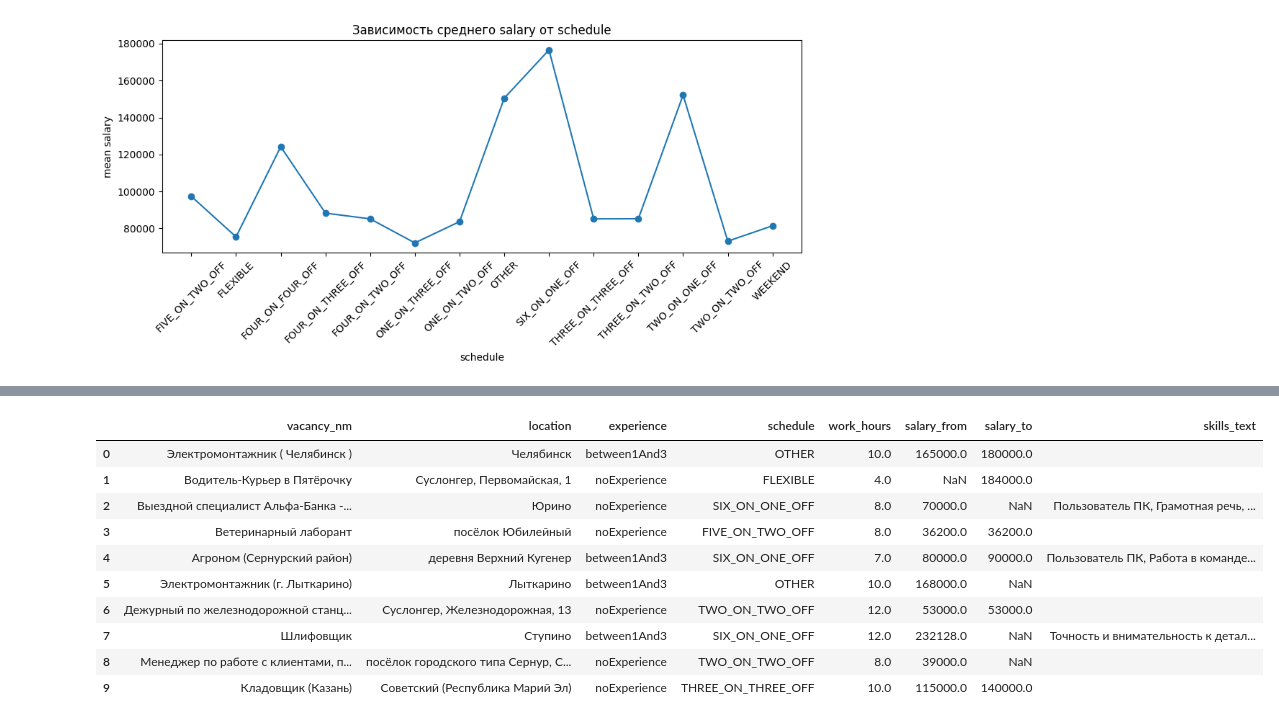
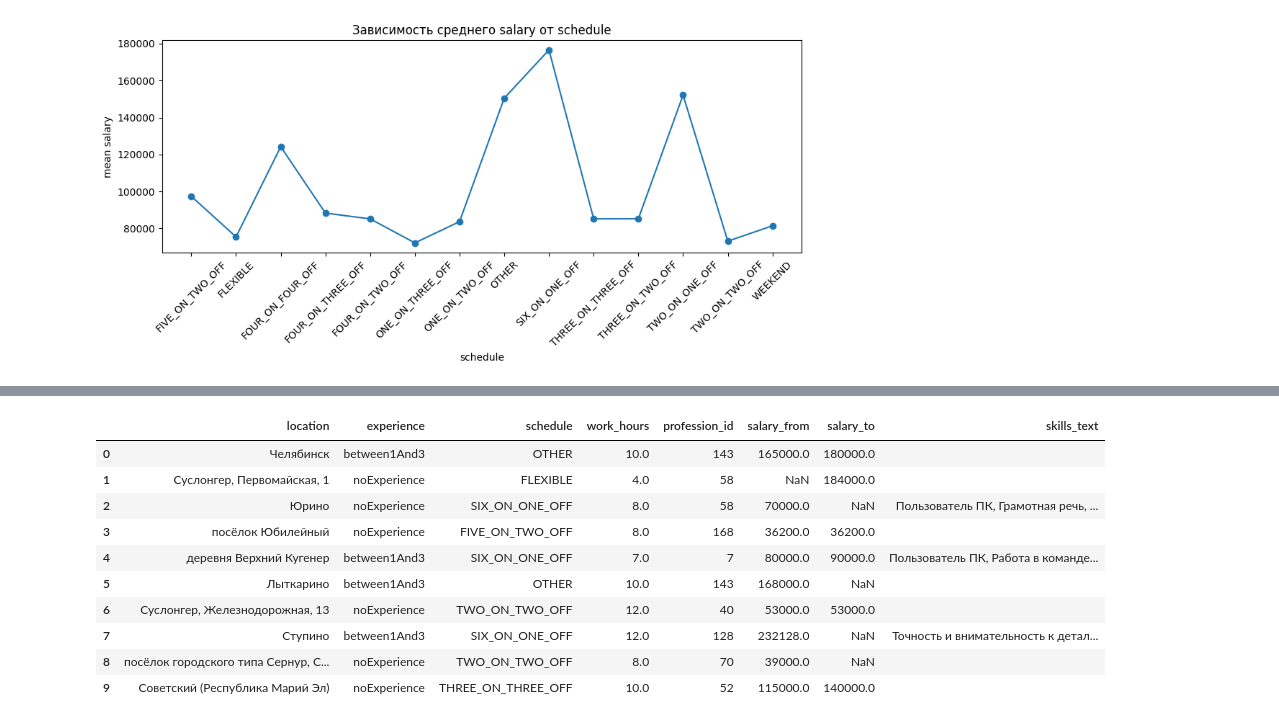
Before and after one commit to maximka-44js/project, a Jupyter notebook: model_final.ipynb, the cells around one changed output, grey strips where cells are left out. Cells and saved outputs as stored; diff of their text form; code cells hidden in the pictures.

```diff
--- a/model_final.ipynb
+++ b/model_final.ipynb
@@ -93,34 +73,33 @@ plt.show()
 # %%
 # выбор нужных данных для модели
-new_df = df[["vacancy_nm", "location", 'experience', 'schedule']].copy()
+new_df = df[["location", 'experience', 'schedule']].copy()
 
-for c in ["vacancy_nm", "location", 'experience', 'schedule']:
+for c in ["location", 'experience', 'schedule']:
     new_df[c] = new_df[c].fillna('unknown').astype(str)
 
 new_df['work_hours'] = (
     df['work_hours']
+    .replace('OTHER', 'HOURS_8')
     .astype(str)
     .str.extract(r'_(\d+)')[0]
-    .fillna(0)
-    .astype('float')
+    .astype(float)
 )
 
-
+new_df["profession_id"] = df["profession_id"].astype(str)
 new_df['salary_from'] = df['salary'].apply(lambda x: x.get('from') if isinstance(x, dict) else 0).astype(float)
 new_df['salary_to'] = df['salary'].apply(lambda x: x.get('to') if isinstance(x, dict) else 0).astype(float)
 new_df['skills_text'] = df['key_skills'].apply(lambda x: ', '.join(x) if isinstance(x, list) else '').astype(str)
 
-
 new_df.head(10)
 # %% [output]
-|  | vacancy_nm | location | experience | schedule | work_hours | salary_from | salary_to | skills_text |
-| 0 | Электромонтажник ( Челябинск ) | Челябинск | between1And3 | OTHER | 10.0 | 165000.0 | 180000.0 |  |
-| 1 | Водитель-Курьер в Пятёрочку | Суслонгер, Первомайская, 1 | noExperience | FLEXIBLE | 4.0 | NaN | 184000.0 |  |
-| 2 | Выездной специалист Альфа-Банка -... | Юрино | noExperience | SIX_ON_ONE_OFF | 8.0 | 70000.0 | NaN | Пользователь ПК, Грамотная речь, ... |
-| 3 | Ветеринарный лаборант | посёлок Юбилейный | noExperience | FIVE_ON_TWO_OFF | 8.0 | 36200.0 | 36200.0 |  |
-| 4 | Агроном (Сернурский район) | деревня Верхний Кугенер | between1And3 | SIX_ON_ONE_OFF | 7.0 | 80000.0 | 90000.0 | Пользователь ПК, Работа в команде... |
-| 5 | Электромонтажник (г. Лыткарино) | Лыткарино | between1And3 | OTHER | 10.0 | 168000.0 | NaN |  |
-| 6 | Дежурный по железнодорожной станц... | Суслонгер, Железнодорожная, 13 | noExperience | TWO_ON_TWO_OFF | 12.0 | 53000.0 | 53000.0 |  |
-| 7 | Шлифовщик | Ступино | between1And3 | SIX_ON_ONE_OFF | 12.0 | 232128.0 | NaN | Точность и внимательность к детал... |
-| 8 | Менеджер по работе с клиентами, п... | посёлок городского типа Сернур, С... | noExperience | TWO_ON_TWO_OFF | 8.0 | 39000.0 | NaN |  |
-| 9 | Кладовщик (Казань) | Советский (Республика Марий Эл) | noExperience | THREE_ON_THREE_OFF | 10.0 | 115000.0 | 140000.0 |  |
+|  | location | experience | schedule | work_hours | profession_id | salary_from | salary_to | skills_text |
+| 0 | Челябинск | between1And3 | OTHER | 10.0 | 143 | 165000.0 | 180000.0 |  |
+| 1 | Суслонгер, Первомайская, 1 | noExperience | FLEXIBLE | 4.0 | 58 | NaN | 184000.0 |  |
+| 2 | Юрино | noExperience | SIX_ON_ONE_OFF | 8.0 | 58 | 70000.0 | NaN | Пользователь ПК, Грамотная речь, ... |
+| 3 | посёлок Юбилейный | noExperience | FIVE_ON_TWO_OFF | 8.0 | 168 | 36200.0 | 36200.0 |  |
+| 4 | деревня Верхний Кугенер | between1And3 | SIX_ON_ONE_OFF | 7.0 | 7 | 80000.0 | 90000.0 | Пользователь ПК, Работа в команде... |
+| 5 | Лыткарино | between1And3 | OTHER | 10.0 | 143 | 168000.0 | NaN |  |
+| 6 | Суслонгер, Железнодорожная, 13 | noExperience | TWO_ON_TWO_OFF | 12.0 | 40 | 53000.0 | 53000.0 |  |
+| 7 | Ступино | between1And3 | SIX_ON_ONE_OFF | 12.0 | 128 | 232128.0 | NaN | Точность и внимательность к детал... |
+| 8 | посёлок городского типа Сернур, С... | noExperience | TWO_ON_TWO_OFF | 8.0 | 70 | 39000.0 | NaN |  |
+| 9 | Советский (Республика Марий Эл) | noExperience | THREE_ON_THREE_OFF | 10.0 | 52 | 115000.0 | 140000.0 |  |
```
Also changed, not shown: parts of 13 cells of this notebook.
